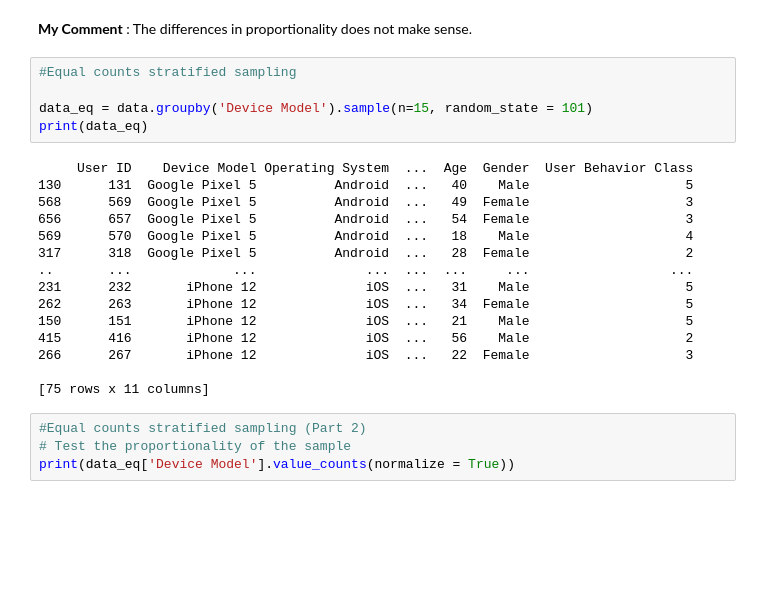
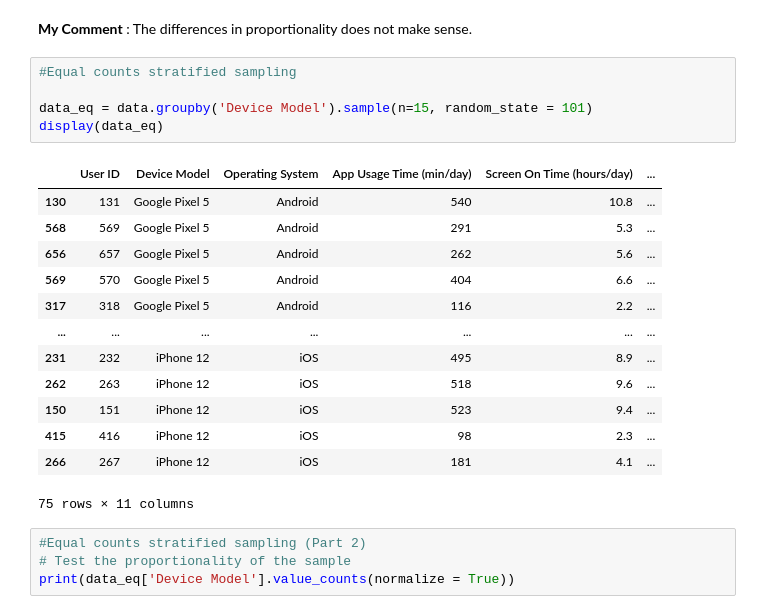
Before and after one commit to RCEjosephkarl/study_area, a Jupyter notebook: sampling_in_python.ipynb, the cells around one changed output. Saved outputs shown, nothing was run; the diff lists cells and outputs as text; blank space fills up the shorter version.

```diff
--- a/sampling_in_python.ipynb
+++ b/sampling_in_python.ipynb
@@ -339,23 +336,22 @@ Name: proportion, dtype: float64
 # %%
 #Equal counts stratified sampling
 
 data_eq = data.groupby('Device Model').sample(n=15, random_state = 101)
-print(data_eq)
+display(data_eq)
 # %% [output]
+|  | User ID | Device Model | Operating System | App Usage Time (min/day) | Screen On Time (hours/day) | ... |
+| 130 | 131 | Google Pixel 5 | Android | 540 | 10.8 | ... |
+| 568 | 569 | Google Pixel 5 | Android | 291 | 5.3 | ... |
+| 656 | 657 | Google Pixel 5 | Android | 262 | 5.6 | ... |
+| 569 | 570 | Google Pixel 5 | Android | 404 | 6.6 | ... |
+| 317 | 318 | Google Pixel 5 | Android | 116 | 2.2 | ... |
+| ... | ... | ... | ... | ... | ... | ... |
+| 231 | 232 | iPhone 12 | iOS | 495 | 8.9 | ... |
+| 262 | 263 | iPhone 12 | iOS | 518 | 9.6 | ... |
+| 150 | 151 | iPhone 12 | iOS | 523 | 9.4 | ... |
+| 415 | 416 | iPhone 12 | iOS | 98 | 2.3 | ... |
+| 266 | 267 | iPhone 12 | iOS | 181 | 4.1 | ... |
-     User ID    Device Model Operating System  ...  Age  Gender  User Behavior Class
-130      131  Google Pixel 5          Android  ...   40    Male                    5
-568      569  Google Pixel 5          Android  ...   49  Female                    3
-656      657  Google Pixel 5          Android  ...   54  Female                    3
-569      570  Google Pixel 5          Android  ...   18    Male                    4
-317      318  Google Pixel 5          Android  ...   28  Female                    2
-..       ...             ...              ...  ...  ...     ...                  ...
-231      232       iPhone 12              iOS  ...   31    Male                    5
-262      263       iPhone 12              iOS  ...   34  Female                    5
-150      151       iPhone 12              iOS  ...   21    Male                    5
-415      416       iPhone 12              iOS  ...   56    Male                    2
-266      267       iPhone 12              iOS  ...   22  Female                    3
-
-[75 rows x 11 columns]
+75 rows × 11 columns
 # %%
 #Equal counts stratified sampling (Part 2)
 # Test the proportionality of the sample
```
Also changed, not shown: parts of 12 cells of this notebook, 7 other files.
